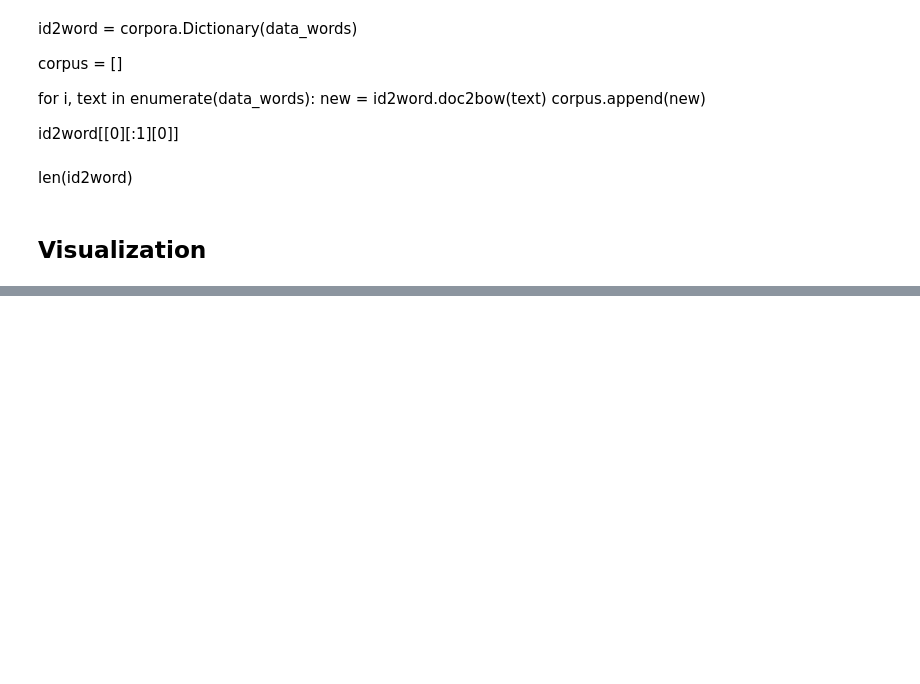
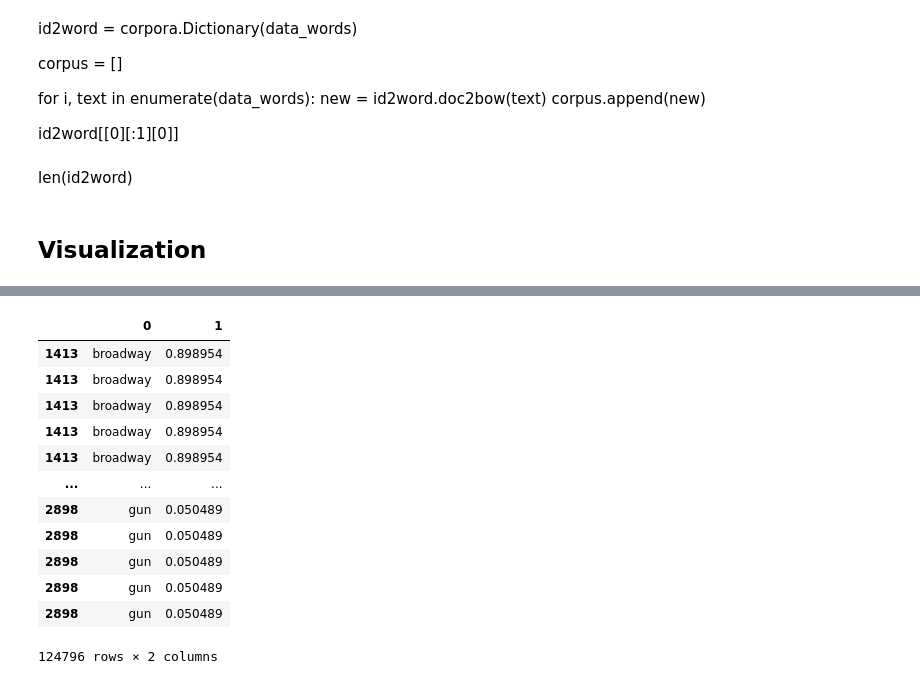
Before and after one commit to LucasTrg/CDS, a Jupyter notebook: clustering_3.ipynb, the cells around one changed output, grey strips where cells are left out. Saved outputs shown, nothing was run; the diff lists cells and outputs as text; code cells hidden in the pictures; blank space fills up the shorter version.

```diff
--- a/clustering_3.ipynb
+++ b/clustering_3.ipynb
@@ -360,0 +454,16 @@ topic
+# %%
+df.sort_values(by=1, ascending=False)
+# %% [output]
+|  | 0 | 1 |
+| 1413 | broadway | 0.898954 |
+| 1413 | broadway | 0.898954 |
+| 1413 | broadway | 0.898954 |
+| 1413 | broadway | 0.898954 |
+| 1413 | broadway | 0.898954 |
+| ... | ... | ... |
+| 2898 | gun | 0.050489 |
+| 2898 | gun | 0.050489 |
+| 2898 | gun | 0.050489 |
+| 2898 | gun | 0.050489 |
+| 2898 | gun | 0.050489 |
+124796 rows × 2 columns
```
Also changed, not shown: parts of 26 cells of this notebook, 6 other files.
